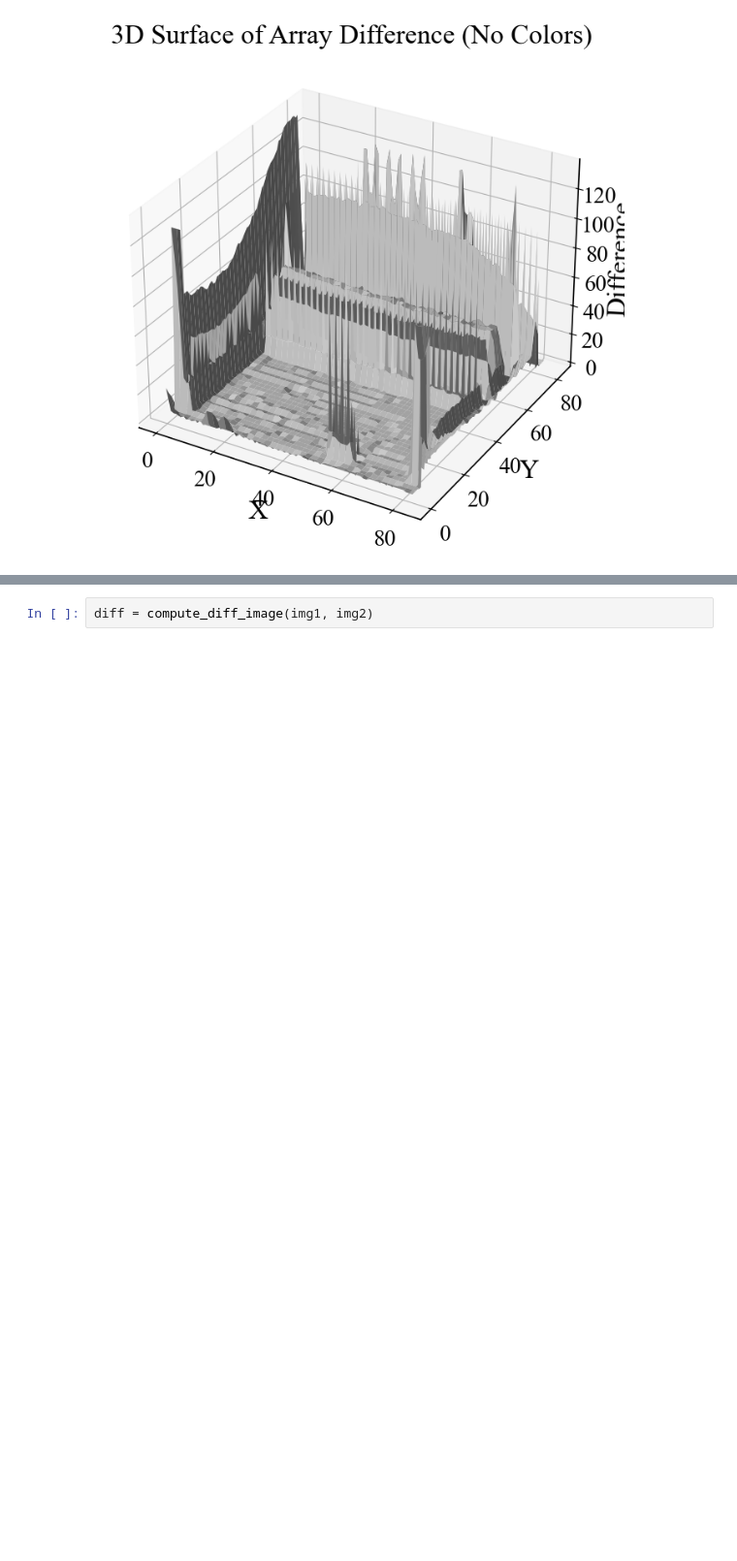
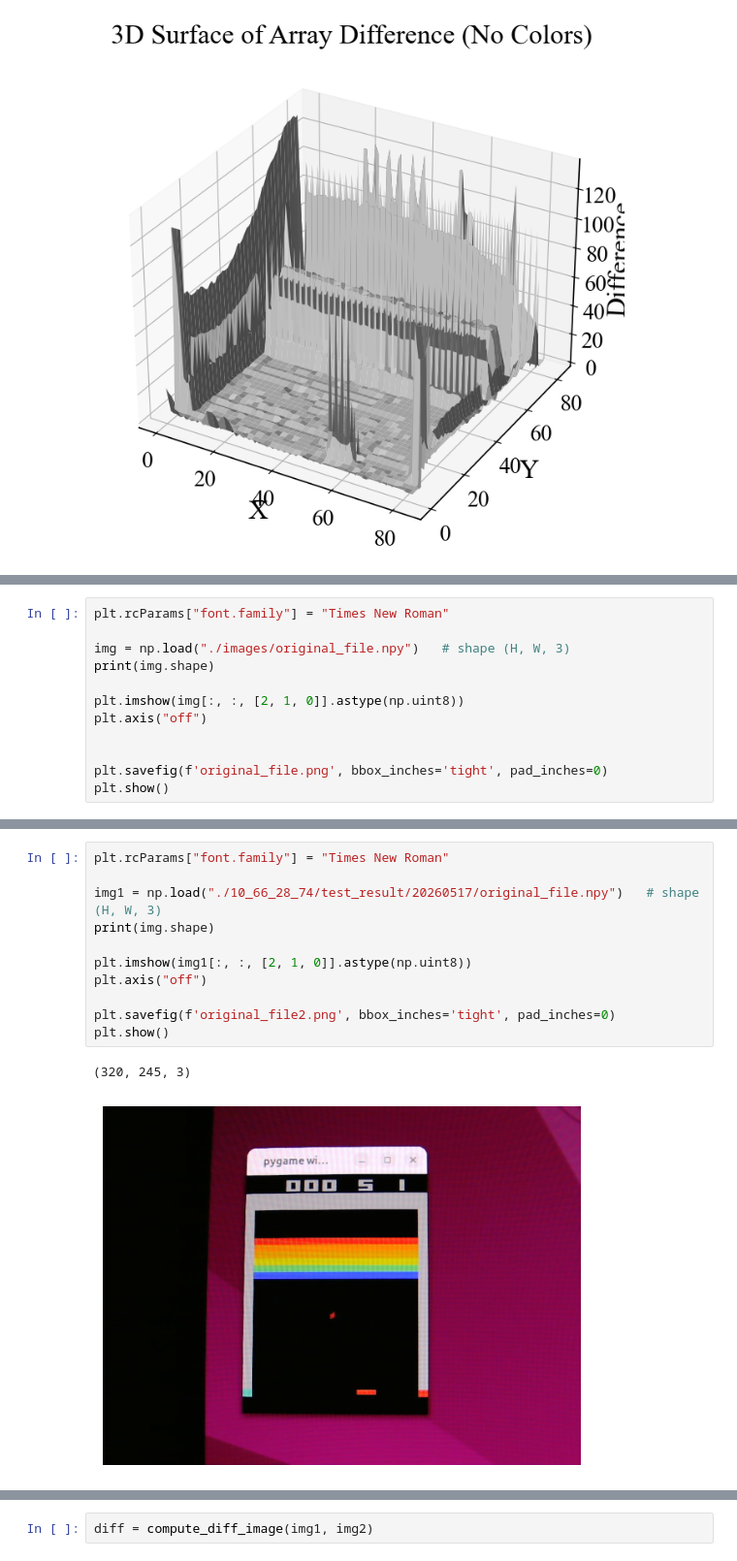
Before and after one commit to RongpingZhou/data_and_plot, a Jupyter notebook: plot.ipynb, the cells around one changed output, grey strips where cells are left out. Shown at 97% size. Cells and saved outputs as stored; diff of their text form; blank space fills up the shorter version.

```diff
--- a/plot.ipynb
+++ b/plot.ipynb
@@ -2890,0 +2905,12 @@ plot_3d_surface_no_color(diff_flippedd)
+# %%
+plt.rcParams["font.family"] = "Times New Roman"
+
+img = np.load("./images/original_file.npy")   # shape (H, W, 3)
+print(img.shape)
+
+plt.imshow(img[:, :, [2, 1, 0]].astype(np.uint8))
+plt.axis("off")
+
+
+plt.savefig(f'original_file.png', bbox_inches='tight', pad_inches=0)
+plt.show()
@@ -2916,6 +2945,20 @@ plt.show()
 # %% [output]
 (320, 245, 3)
 [figure]
+# %%
+plt.rcParams["font.family"] = "Times New Roman"
+
+img1 = np.load("./10_66_28_74/test_result/20260517/original_file.npy")   # shape (H, W, 3)
+print(img.shape)
+
+plt.imshow(img1[:, :, [2, 1, 0]].astype(np.uint8))
+plt.axis("off")
+
+plt.savefig(f'original_file2.png', bbox_inches='tight', pad_inches=0)
+plt.show()
+# %% [output]
+(320, 245, 3)
+[figure, added]
 # %%
 plt.rcParams["font.family"] = "Times New Roman"
 
```
Also changed, not shown: parts of 7 cells of this notebook, 11 other files.
